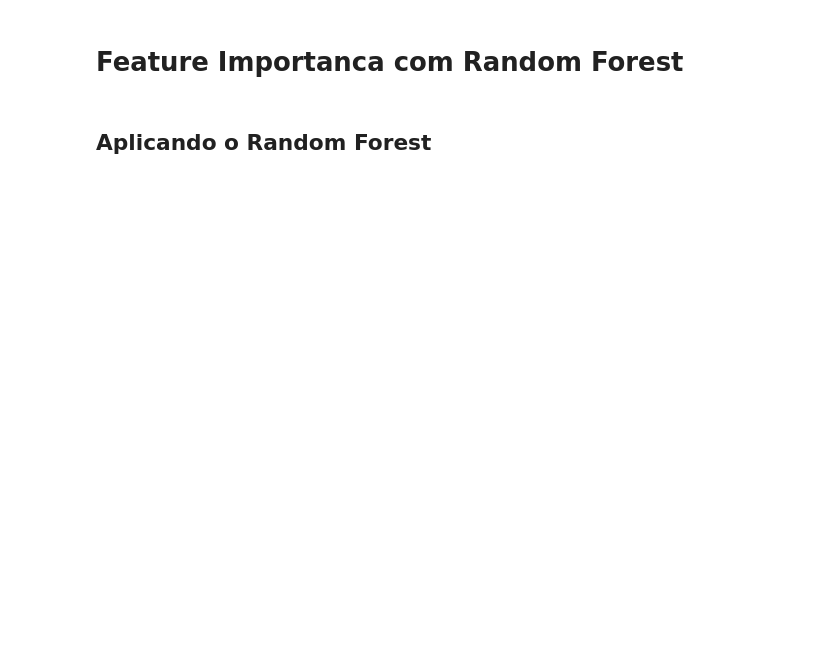
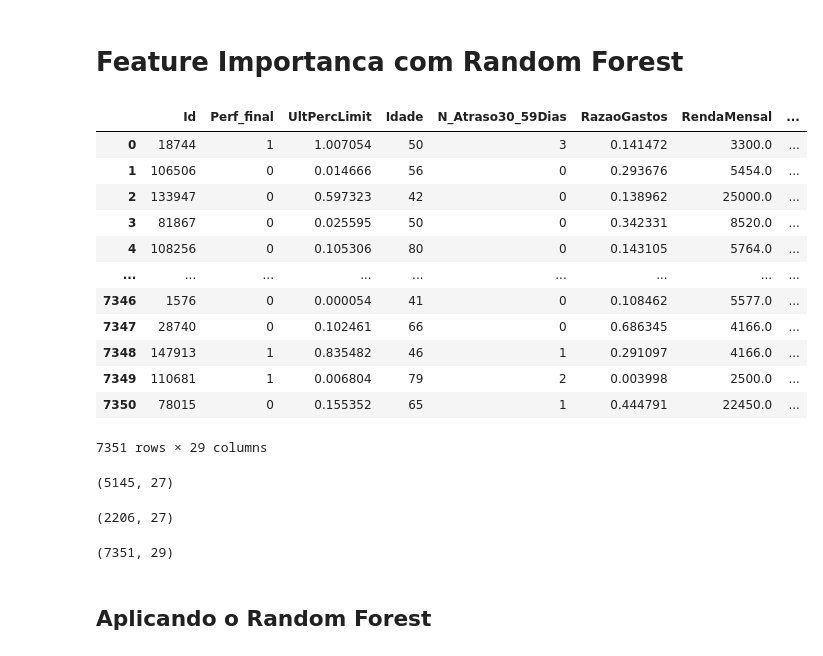
Before and after one commit to cordeirolibel/coderhouse_ds_40120, a Jupyter notebook: Aula 20 - Estudos de Casos de Modelos Analíticos II/RF_feature_importance.ipynb, the cells around one changed output. Cells and saved outputs as stored; diff of their text form; code cells hidden in the pictures; blank space fills up the shorter version.

```diff
--- a/Aula 20 - Estudos de Casos de Modelos Analíticos II/RF_feature_importance.ipynb
+++ b/Aula 20 - Estudos de Casos de Modelos Analíticos II/RF_feature_importance.ipynb
@@ -13,6 +13,21 @@ from sklearn.model_selection import train_test_split
 from sklearn.ensemble import RandomForestClassifier
 # %%
 sample_behavior = pd.read_csv("../bases/AmostraBehavior.csv")
+sample_behavior
+# %% [output]
+|  | Id | Perf_final | UltPercLimit | Idade | N_Atraso30_59Dias | RazaoGastos | RendaMensal | ... |
+| 0 | 18744 | 1 | 1.007054 | 50 | 3 | 0.141472 | 3300.0 | ... |
+| 1 | 106506 | 0 | 0.014666 | 56 | 0 | 0.293676 | 5454.0 | ... |
+| 2 | 133947 | 0 | 0.597323 | 42 | 0 | 0.138962 | 25000.0 | ... |
+| 3 | 81867 | 0 | 0.025595 | 50 | 0 | 0.342331 | 8520.0 | ... |
+| 4 | 108256 | 0 | 0.105306 | 80 | 0 | 0.143105 | 5764.0 | ... |
+| ... | ... | ... | ... | ... | ... | ... | ... | ... |
+| 7346 | 1576 | 0 | 0.000054 | 41 | 0 | 0.108462 | 5577.0 | ... |
+| 7347 | 28740 | 0 | 0.102461 | 66 | 0 | 0.686345 | 4166.0 | ... |
+| 7348 | 147913 | 1 | 0.835482 | 46 | 1 | 0.291097 | 4166.0 | ... |
+| 7349 | 110681 | 1 | 0.006804 | 79 | 2 | 0.003998 | 2500.0 | ... |
+| 7350 | 78015 | 0 | 0.155352 | 65 | 1 | 0.444791 | 22450.0 | ... |
+7351 rows × 29 columns
 # %%
 labels = sample_behavior.columns[2:len(sample_behavior.columns)]
 
@@ -20,6 +35,18 @@ X = sample_behavior[labels] # Covariáveis
 y = sample_behavior.Perf_final # Target
 # %%
 X_train, X_test, y_train, y_test = train_test_split(X, y, test_size = 0.3, random_state = 999)
+# %%
+X_train.shape
+# %% [output]
+(5145, 27)
+# %%
+X_test.shape
+# %% [output]
+(2206, 27)
+# %%
+sample_behavior.shape
+# %% [output]
+(7351, 29)
 # %% [markdown]
 ## Aplicando o Random Forest
 # %%
```
Also changed, not shown: parts of 5 cells of this notebook, 2 other files.
